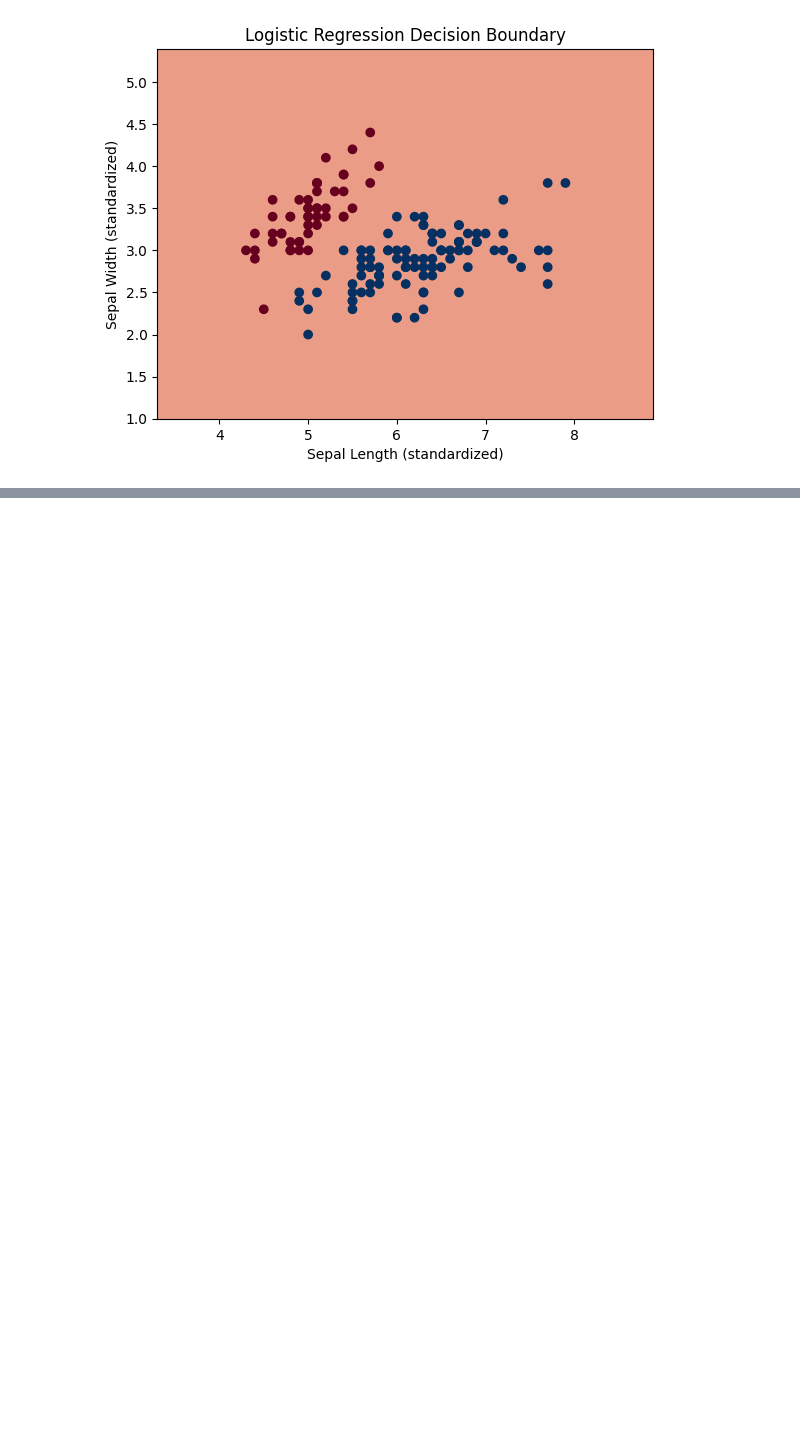
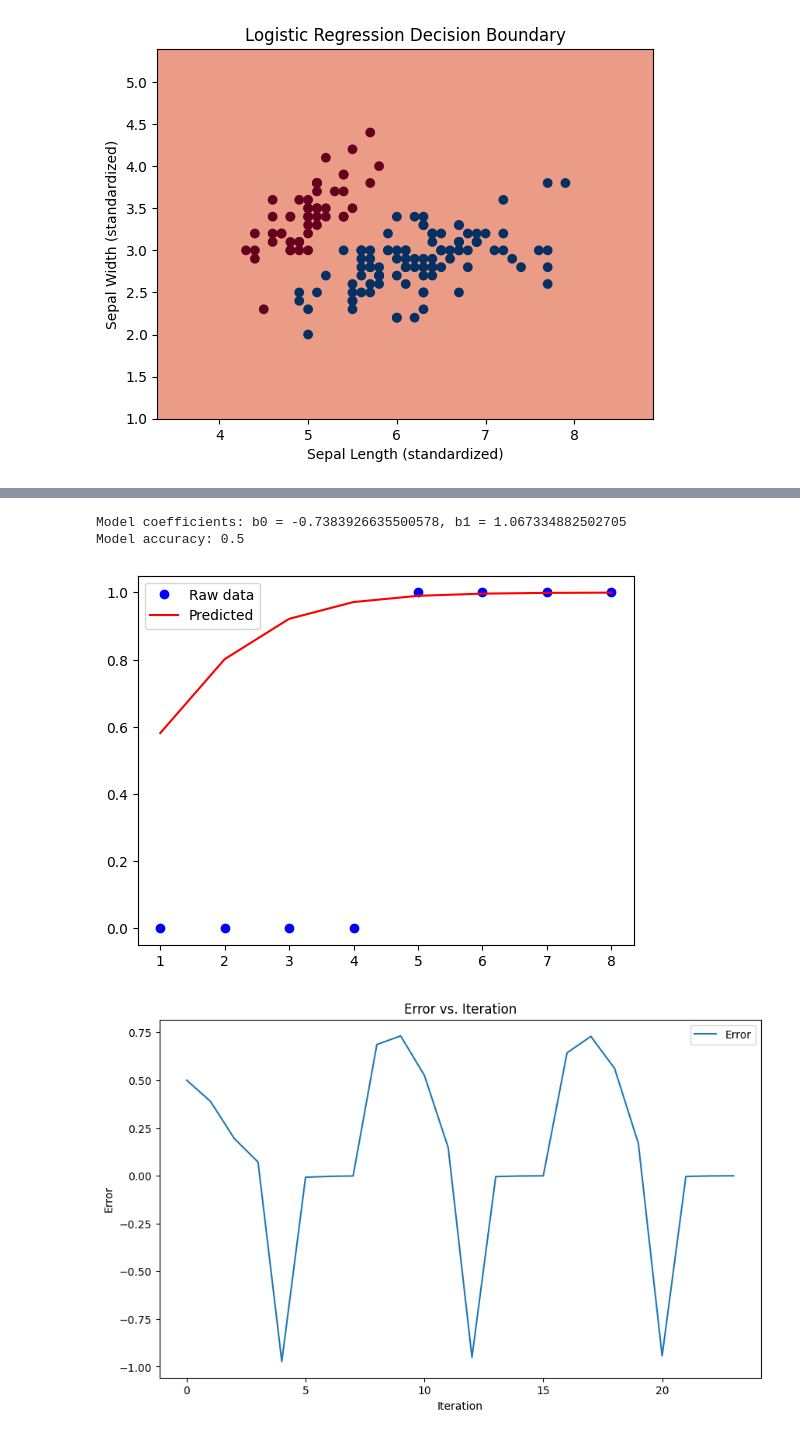
Before and after one commit to arnavjagia/5-sem-lab, a Jupyter notebook: ML/week 5 - LOGISTIC REGRESSION AND STOCHASTIC GRADIENT DESCENT/week 5.ipynb, the cells around one changed output, grey strips where cells are left out. Saved outputs shown, nothing was run; the diff lists cells and outputs as text; code cells hidden in the pictures; blank space fills up the shorter version.

```diff
--- a/ML/week 5 - LOGISTIC REGRESSION AND STOCHASTIC GRADIENT DESCENT/week 5.ipynb
+++ b/ML/week 5 - LOGISTIC REGRESSION AND STOCHASTIC GRADIENT DESCENT/week 5.ipynb
@@ -155,0 +213,78 @@ weighted avg       1.00      1.00      1.00        45
+# %%
+import numpy as np
+import pandas as pd
+import matplotlib.pyplot as plt
+from sklearn.linear_model import LogisticRegression
+from sklearn.metrics import accuracy_score
+
+def logistic_regression_gd(df, learning_rate=0.3, epochs=3):
+    x = df['hours']
+    y = df['pass']
+
+    b0, b1 = 0, 0
+    y_len = len(y)
+    error_list = []
+
+    for _ in range(epochs):
+        for j in range(y_len):
+            z = b0 + (b1 * x[j])
+            p = 1 / (1 + np.exp(-z))
+            error = p - y[j]
+            error_list.append(error)
+            b0 = b0 - learning_rate * error
+            b1 = b1 - learning_rate * error * x[j]
+
+    predictions = []
+    for j in range(y_len):
+        z = b0 + (b1 * x[j])
+        p = 1 / (1 + np.exp(-z))
+        prediction = 1 if p >= 0.5 else 0
+        predictions.append(prediction)
+
+    accuracy = accuracy_score(y, predictions)
+    return b0, b1, accuracy, error_list, predictions
+
+# Load data
+df = pd.read_csv('study.csv')
+
+X = df['hours']
+y = df['pass']
+
+# Train model and calculate accuracy
+b0, b1, accuracy, error_list, predictions = logistic_regression_gd(df)
+print(f"Model coefficients: b0 = {b0}, b1 = {b1}")
+print(f"Model accuracy: {accuracy}")
+
+# Plot predictions vs actual
+fig, ax = plt.subplots()
+ax.plot(X, y, 'bo', label='Raw data')
+ax.plot(X, 1 / (1 + np.exp(-(b0 + b1 * X))), 'r-', label='Predicted')
+ax.legend()
+plt.show()
+
+# Plot error over iterations
+plt.figure(figsize=(10, 6))
+plt.plot(error_list, label='Error')
+plt.xlabel('Iteration')
+plt.ylabel('Error')
+plt.title('Error vs. Iteration')
+plt.legend()
+plt.show()
+
+# Compare with sklearn
+X = df['hours'].values.reshape(-1, 1)
+y = df['pass'].values
+model = LogisticRegression()
+model.fit(X, y)
+print(f"Sklearn coefficients: b0 = {model.intercept_[0]}, b1 = {model.coef_[0][0]}")
+
+# Predictions for 3.5 and 7.5 hours of study
+hours = np.array([3.5, 7.5]).reshape(-1, 1)
+predictions = model.predict_proba(hours)[:, 1]
+print(f"Probability of passing for 3.5 hours of study: {predictions[0]}")
+print(f"Probability of passing for 7.5 hours of study: {predictions[1]}")
+# %% [output]
+Model coefficients: b0 = -0.7383926635500578, b1 = 1.067334882502705
+Model accuracy: 0.5
+[figure, added]
+[figure, added]
```
Also changed, not shown: parts of 3 cells of this notebook, 1 other file.
